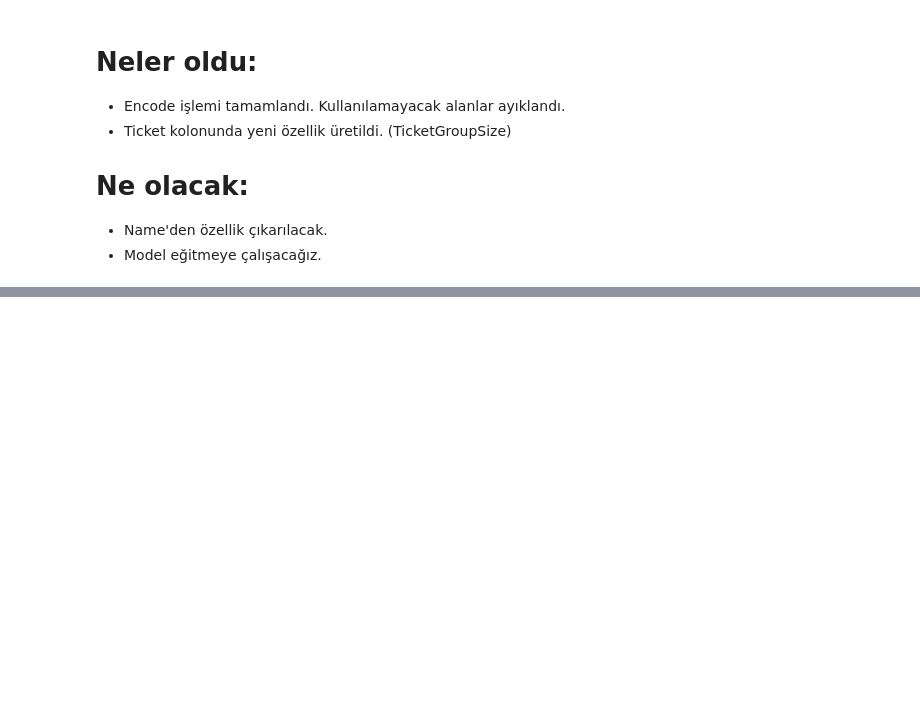
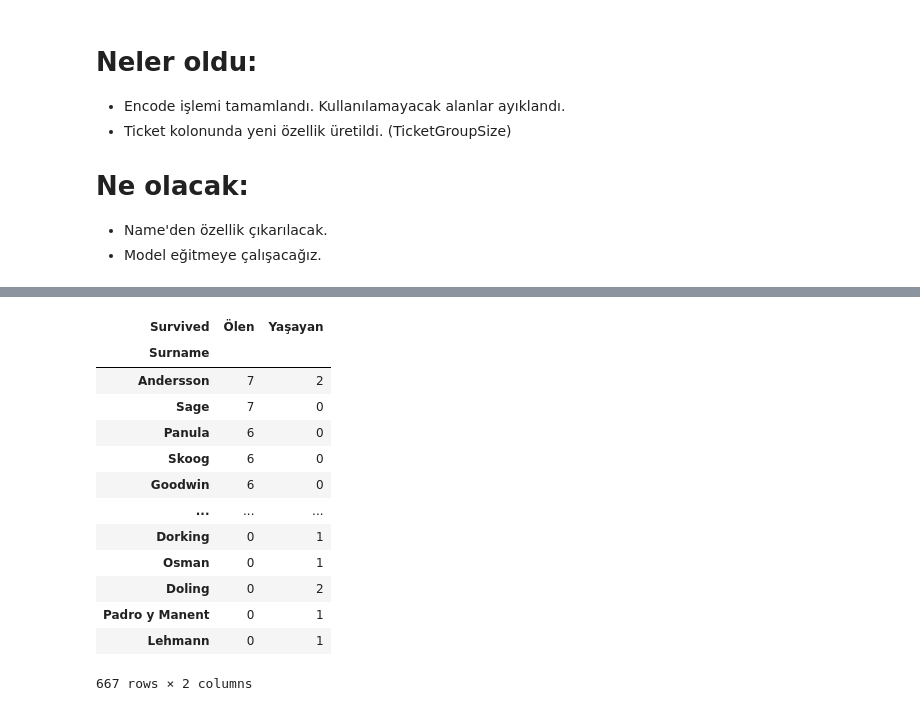
Before and after one commit to tefiq/.github, a Jupyter notebook: tree/main.ipynb, the cells around one changed output, grey strips where cells are left out. Cells and saved outputs as stored; diff of their text form; code cells hidden in the pictures; blank space fills up the shorter version.

```diff
--- a/tree/main.ipynb
+++ b/tree/main.ipynb
@@ -354,0 +395,18 @@ True
+# %%
+survived_surname = df.groupby(['Surname', 'Survived']).size().unstack(fill_value=0).rename(columns={0:"Ölen",1:"Yaşayan"}).sort_values('Ölen',ascending=False)
+survived_surname
+# %% [output]
+| Survived | Ölen | Yaşayan |
+| Surname |  |  |
+| Andersson | 7 | 2 |
+| Sage | 7 | 0 |
+| Panula | 6 | 0 |
+| Skoog | 6 | 0 |
+| Goodwin | 6 | 0 |
+| ... | ... | ... |
+| Dorking | 0 | 1 |
+| Osman | 0 | 1 |
+| Doling | 0 | 2 |
+| Padro y Manent | 0 | 1 |
+| Lehmann | 0 | 1 |
+667 rows × 2 columns
```
Also changed, not shown: parts of 6 cells of this notebook.
